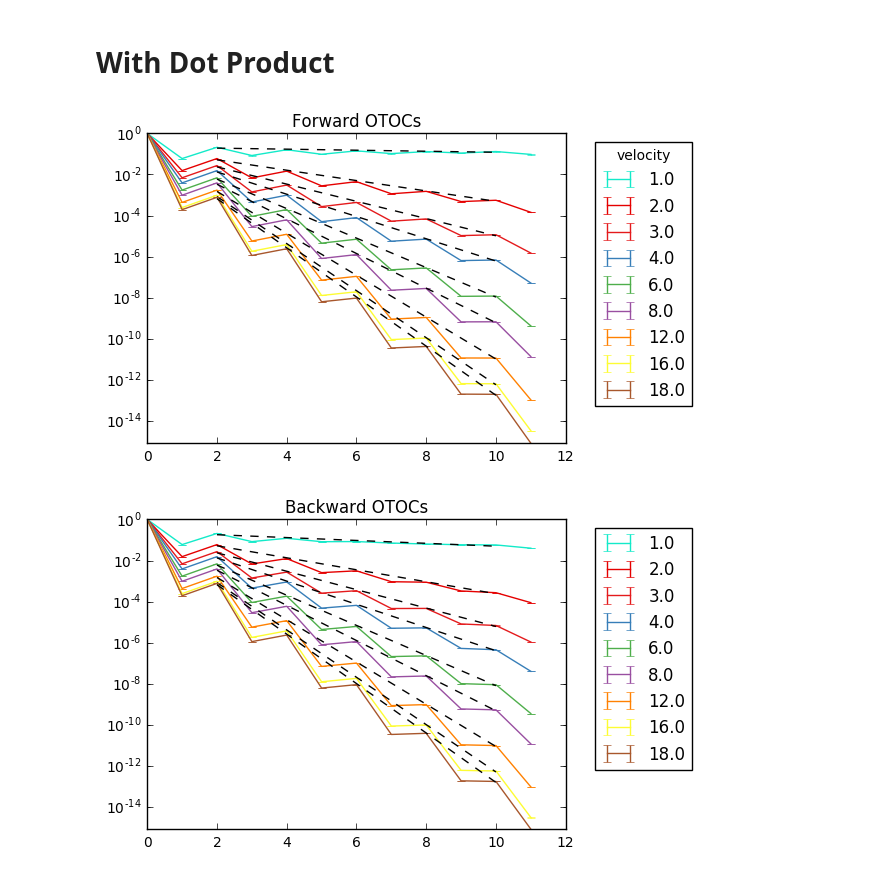
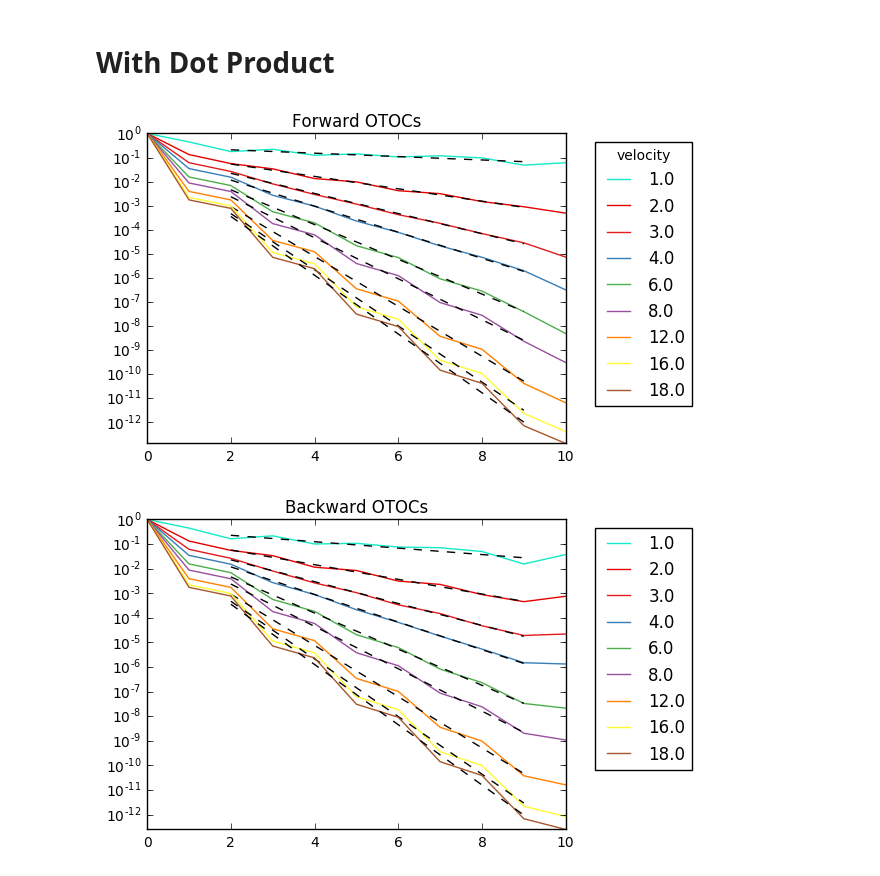
Before and after one commit to cnstahl/Asymmetric, a Jupyter notebook: python/Hamiltonian/OTOCs.ipynb, the cells around one changed output. Cells and saved outputs as stored; diff of their text form; code cells hidden in the pictures.

```diff
--- a/python/Hamiltonian/OTOCs.ipynb
+++ b/python/Hamiltonian/OTOCs.ipynb
@@ -13,10 +13,10 @@ sns.set_palette(sns.xkcd_palette(colors)+sns.color_palette("Set1", 9))
 # With Dot Product
 # %%
 # Setup #
-L = 12
+L = 11
 dense = True
-pert = False
-h = .1
+pert = True
+h = 0
 if (dense):
     fix = 'dense'
     prefix = 'data/otoc_dense'
@@ -59,10 +59,10 @@ for idx, otocfore in enumerate(otocsfore):
 #     print(vs[idx])
 #     print(qm.chop(np.log10(mean)))
     ax.set_yscale("log", nonposy='clip')
-#     ax.plot(sites[::], mean, label = str(vs[idx]))
-    ax.errorbar(sites[::], mean, yerr=std, label = str(vs[idx]))
-    x = sites[2:-1:2]
-    y = mean[2:-1:2]
+    ax.plot(sites[::], mean, label = str(vs[idx]))
+#     ax.errorbar(sites[::], mean, yerr=std, label = str(vs[idx]))
+    x = sites[2:-1:]
+    y = mean[2:-1:]
     logy = np.log(y)
     coeffs, errors = np.polyfit(x,logy,deg=1, cov=True)
 #     print(vs[idx], coeffs)
@@ -77,38 +77,38 @@ ax.legend(bbox_to_anchor=(1.05, 1), loc=2, title="velocity")
 plt.ylim(0,1)
 plt.title("Forward OTOCs")
 # plt.savefig('figures/otocs_' + fix + 'foreL' + str(L) + '.pdf')
 plt.show()
 
 # Backward
 ax = plt.subplot(111)
 gammas_back = []
 errors_back = []
 for idx, otocback in enumerate(otocsback):
     mean, std = qm.mean_and_std(otocback)
 #     print(vs[idx])
 #     print(qm.chop(np.log10(mean)))
     ax.set_yscale("log", nonposy='clip')
-#     ax.plot(sites[::], mean, label = str(vs[idx]))
-    ax.errorbar(sites[::], mean, yerr=std, label = str(vs[idx]))
-    x = sites[2:-1:2]
-    y = mean[2:-1:2]
+    ax.plot(sites[::], mean, label = str(vs[idx]))
+#     ax.errorbar(sites[::], mean, yerr=std, label = str(vs[idx]))
+    x = sites[2:-1:]
+    y = mean[2:-1:]
     logy = np.log(y)
     coeffs, errors = np.polyfit(x,logy,deg=1, cov=True)
 #     print(vs[idx], coeffs)
     poly = np.poly1d(coeffs)
     yfit = lambda x: np.exp(poly(x))
     ax.plot(x,yfit(x), 'k--')
     gammas_back.append(coeffs[0] * vs[idx])
     errors_back.append(np.sqrt(errors[0,0]) * vs[idx])
 box = ax.get_position()
 ax.set_position([box.x0, box.y0, box.width * 0.9, box.height])
 ax.legend(bbox_to_anchor=(1.05, 1), loc=2)
 plt.ylim(0,1)
 plt.title("Backward OTOCs")
 # plt.savefig('figures/otocs_' + fix + 'backL' + str(L) + '.pdf')
 plt.show()
 # %% [output]
-[figure, old version]
+[figure, new version]
-[figure, old version]
+[figure, new version]
 # %%
 ax = plt.subplot(111)
```
Also changed, not shown: parts of 3 cells of this notebook, 3 other files.
